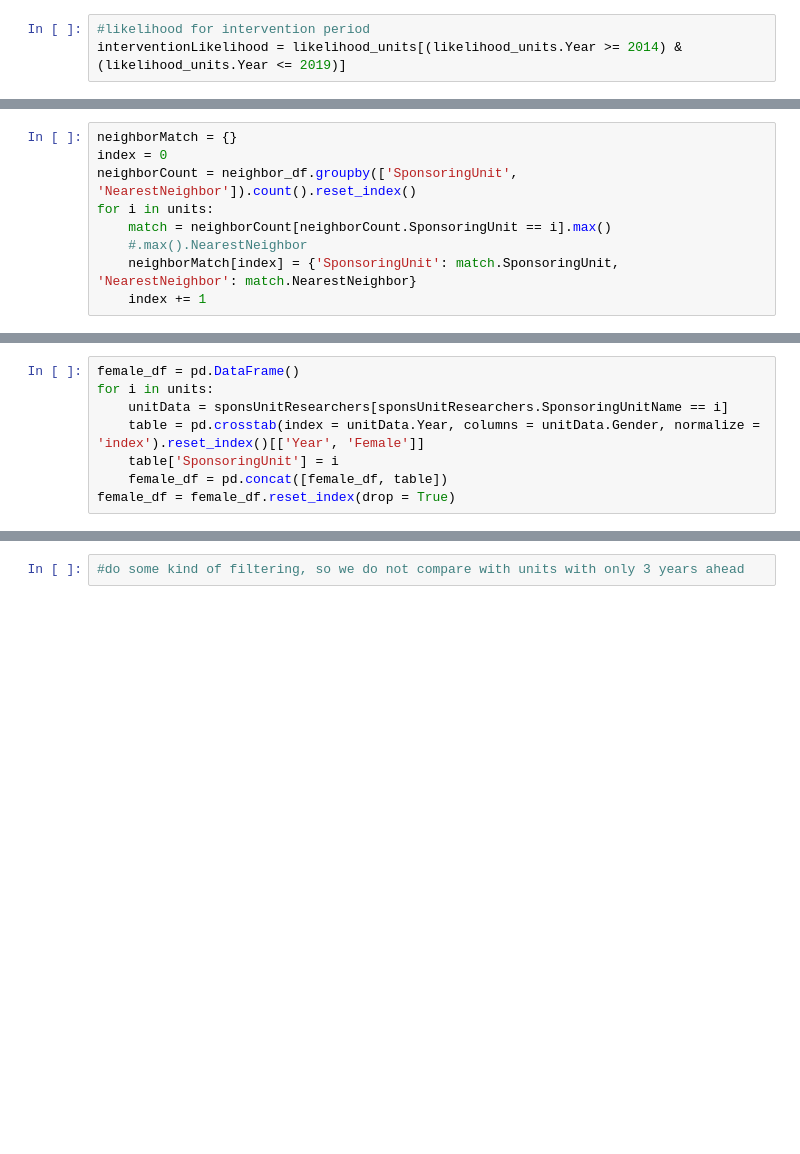
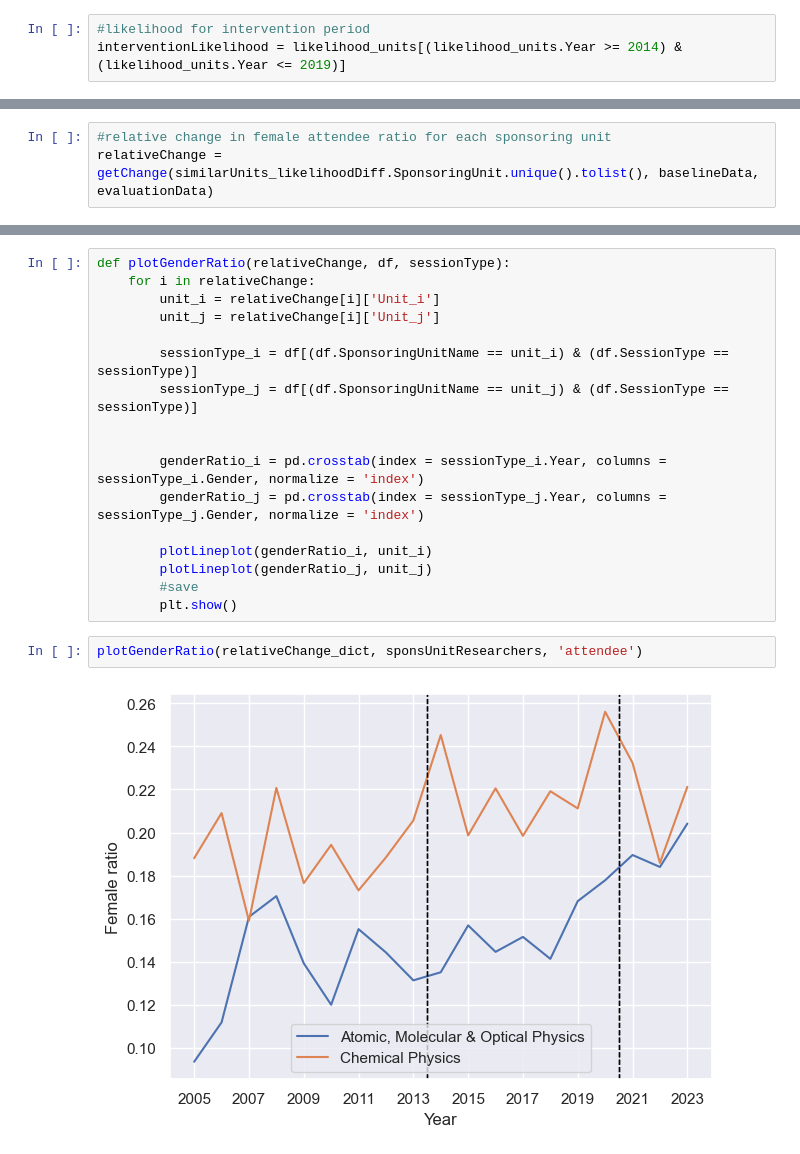
Before and after one commit to EllenWM/Evolution-of-Gender-Diversity-in-Physics-Conferences, a Jupyter notebook: interventionImpact.ipynb, the cells around one changed output, grey strips where cells are left out. Saved outputs shown, nothing was run; the diff lists cells and outputs as text; blank space fills up the shorter version.

```diff
--- a/interventionImpact.ipynb
+++ b/interventionImpact.ipynb
@@ -256,0 +321,3 @@ interventionLikelihood = likelihood_units[(likelihood_units.Year >= 2014) & (lik
+# %%
+#relative change in female attendee ratio for each sponsoring unit
+relativeChange = getChange(similarUnits_likelihoodDiff.SponsoringUnit.unique().tolist(), baselineData, evaluationData)
@@ -301,9 +364,0 @@ distance
-# %%
-neighborMatch = {}
-index = 0
-neighborCount = neighbor_df.groupby(['SponsoringUnit', 'NearestNeighbor']).count().reset_index()
-for i in units:
-    match = neighborCount[neighborCount.SponsoringUnit == i].max()
-    #.max().NearestNeighbor
-    neighborMatch[index] = {'SponsoringUnit': match.SponsoringUnit, 'NearestNeighbor': match.NearestNeighbor}
-    index += 1
@@ -326,8 +364,0 @@ neighborMatch_df = pd.DataFrame.from_dict(neighborMatch , orient='index')
-# %%
-female_df = pd.DataFrame()
-for i in units:
-    unitData = sponsUnitResearchers[sponsUnitResearchers.SponsoringUnitName == i]
-    table = pd.crosstab(index = unitData.Year, columns = unitData.Gender, normalize = 'index').reset_index()[['Year', 'Female']]
-    table['SponsoringUnit'] = i
-    female_df = pd.concat([female_df, table])
-female_df = female_df.reset_index(drop = True)
@@ -349,2 +365,21 @@ plotNeighbors(neighborMatch, female_df)
-# %%
-#do some kind of filtering, so we do not compare with units with only 3 years ahead
+# %%
+def plotGenderRatio(relativeChange, df, sessionType):
+    for i in relativeChange:
+        unit_i = relativeChange[i]['Unit_i']
+        unit_j = relativeChange[i]['Unit_j']
+
+        sessionType_i = df[(df.SponsoringUnitName == unit_i) & (df.SessionType == sessionType)]
+        sessionType_j = df[(df.SponsoringUnitName == unit_j) & (df.SessionType == sessionType)]
+
+
+        genderRatio_i = pd.crosstab(index = sessionType_i.Year, columns = sessionType_i.Gender, normalize = 'index')
+        genderRatio_j = pd.crosstab(index = sessionType_j.Year, columns = sessionType_j.Gender, normalize = 'index')
+
+        plotLineplot(genderRatio_i, unit_i)
+        plotLineplot(genderRatio_j, unit_j)
+        #save
+        plt.show()
+# %%
+plotGenderRatio(relativeChange_dict, sponsUnitResearchers, 'attendee')
+# %% [output]
+[figure, added]
```
Also changed, not shown: parts of 34 cells of this notebook.
